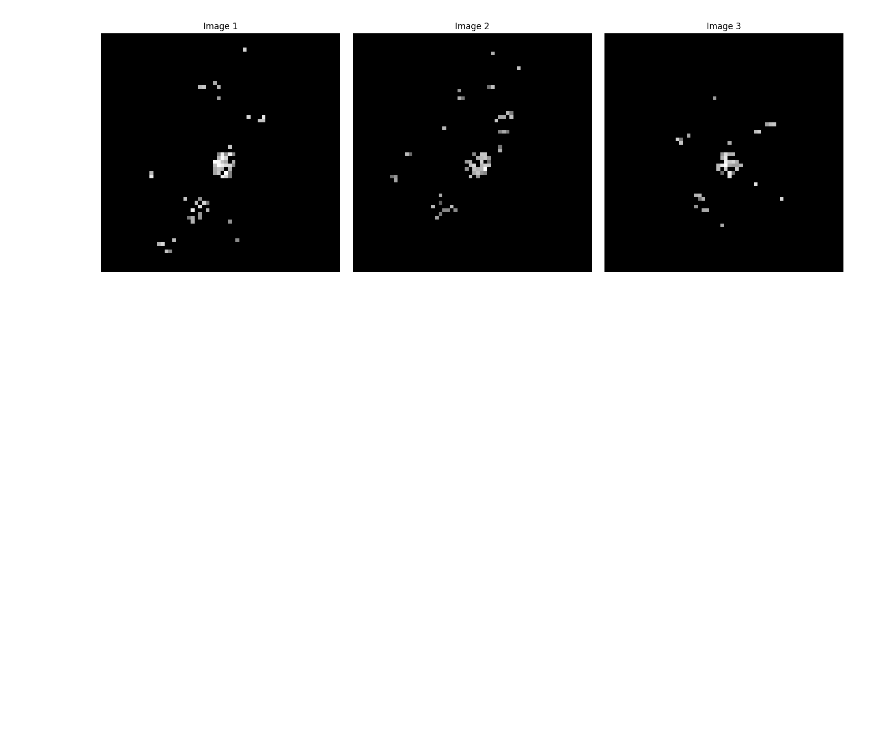
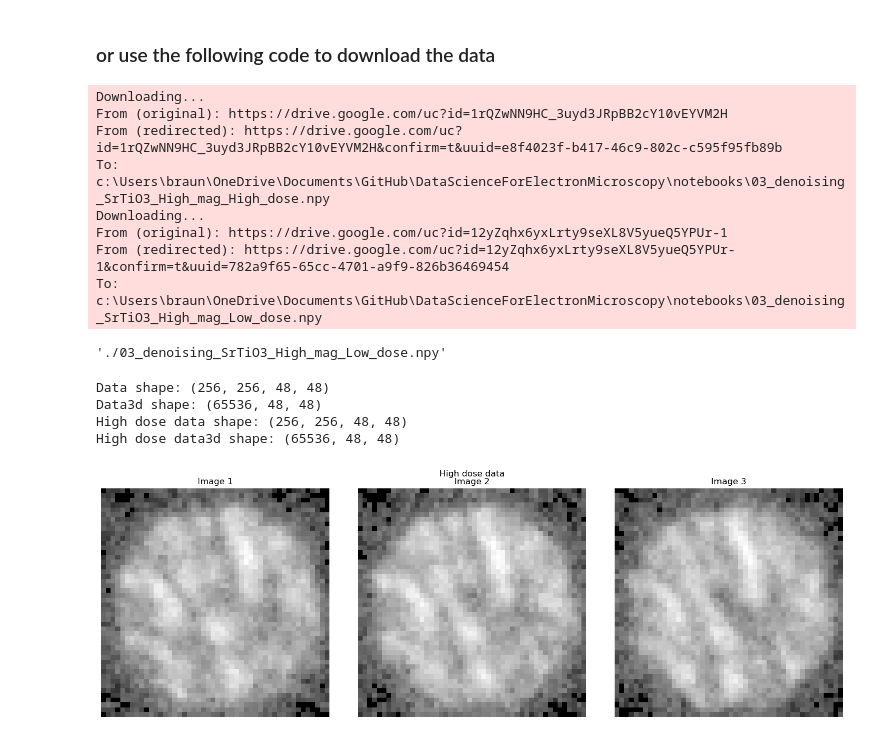
Before and after one commit to ECLIPSE-Lab/DataScienceForElectronMicroscopy, a Jupyter notebook: notebooks/X3_denoising.out.ipynb, the cells around one changed output. Cells and saved outputs as stored; diff of their text form; code cells hidden in the pictures; blank space fills up the shorter version.

```diff
--- a/notebooks/X3_denoising.out.ipynb
+++ b/notebooks/X3_denoising.out.ipynb
@@ -24,21 +22,69 @@ Data3d shape: (10176, 64, 64)
+# %% [markdown]
+### or use the following code to download the data
 # %%
-plt.figure(figsize=(15, 5))
+import gdown
+# Google Drive file ID from the shareable link
+file_id1 = "1rQZwNN9HC_3uyd3JRpBB2cY10vEYVM2H"  # Replace with actual file ID
+output_path2 = "./03_denoising_SrTiO3_High_mag_Low_dose.npy"
+file_id2 = "12yZqhx6yxLrty9seXL8V5yueQ5YPUr-1"  # Replace with actual file ID
+output_path1 = "./03_denoising_SrTiO3_High_mag_High_dose.npy"
 
-for i in range(3):
-    plt.subplot(1, 3, i+1)
-    plt.imshow(data3d[i+1000]**0.25, cmap='gray')
-    plt.title(f'Image {i+1}')
-    plt.axis('off')
+# Create directory if it doesn't exist
+os.makedirs(os.path.dirname(output_path1), exist_ok=True)
+os.makedirs(os.path.dirname(output_path2), exist_ok=True)
 
-plt.tight_layout()
-plt.show()
+# Download file from Google Drive
+url = f'https://drive.google.com/uc?id={file_id1}'
+gdown.download(url, output_path1, quiet=False)
+url = f'https://drive.google.com/uc?id={file_id2}'
+gdown.download(url, output_path2, quiet=False)
 # %% [output]
-[figure, removed]
+Downloading...
+From (original): https://drive.google.com/uc?id=1rQZwNN9HC_3uyd3JRpBB2cY10vEYVM2H
+From (redirected): https://drive.google.com/uc?id=1rQZwNN9HC_3uyd3JRpBB2cY10vEYVM2H&confirm=t&uuid=e8f4023f-b417-46c9-802c-c595f95fb89b
+To: c:\Users\braun\OneDrive\Documents\GitHub\DataScienceForElectronMicroscopy\notebooks\03_denoising_SrTiO3_High_mag_High_dose.npy
+Downloading...
+From (original): https://drive.google.com/uc?id=12yZqhx6yxLrty9seXL8V5yueQ5YPUr-1
+From (redirected): https://drive.google.com/uc?id=12yZqhx6yxLrty9seXL8V5yueQ5YPUr-1&confirm=t&uuid=782a9f65-65cc-4701-a9f9-826b36469454
+To: c:\Users\braun\OneDrive\Documents\GitHub\DataScienceForElectronMicroscopy\notebooks\03_denoising_SrTiO3_High_mag_Low_dose.npy
+'./03_denoising_SrTiO3_High_mag_Low_dose.npy'
 # %%
-# Training loop
-num_epochs = 3
-batch_size = 32
+file_path_low = './03_denoising_SrTiO3_High_mag_Low_dose.npy'
+file_path_high = './03_denoising_SrTiO3_High_mag_High_dose.npy'
 
-data3dt = th.from_numpy(data3d).float().unsqueeze(1).cuda()
-data3dt -= data3dt.min()
-data3dt /= data3dt.max()
+data_low_dose = np.load(file_path)
+
+print(f"Data shape: {data_low_dose.shape}")
+
+ds = data_low_dose.shape
+
+data3d_low = data_low_dose.reshape(ds[0]*ds[1], ds[2], ds[3])
+
+print(f"Data3d shape: {data3d_low.shape}")
+
+
+
+data_high_dose = np.load(file_path_high)
+print(f"High dose data shape: {data_high_dose.shape}")
+ds_high = data_high_dose.shape
+data3d_high = data_high_dose.reshape(ds_high[0]*ds_high[1], ds_high[2], ds_high[3])
+print(f"High dose data3d shape: {data3d_high.shape}")
+# %% [output]
+Data shape: (256, 256, 48, 48)
+Data3d shape: (65536, 48, 48)
+High dose data shape: (256, 256, 48, 48)
+High dose data3d shape: (65536, 48, 48)
+# %%
+plt.figure(figsize=(15, 5))
+
+for i in range(3):
+    plt.subplot(1, 3, i+1)
+    plt.imshow(data3d_high[i+1000]**0.25, cmap='gray')
+    plt.title(f'Image {i+1}')
+    plt.axis('off')
+plt.suptitle('High dose data')
+
+plt.tight_layout()
+plt.show()
+# %% [output]
+[figure, added]
```
Also changed, not shown: parts of 7 cells of this notebook, 53 other files.
